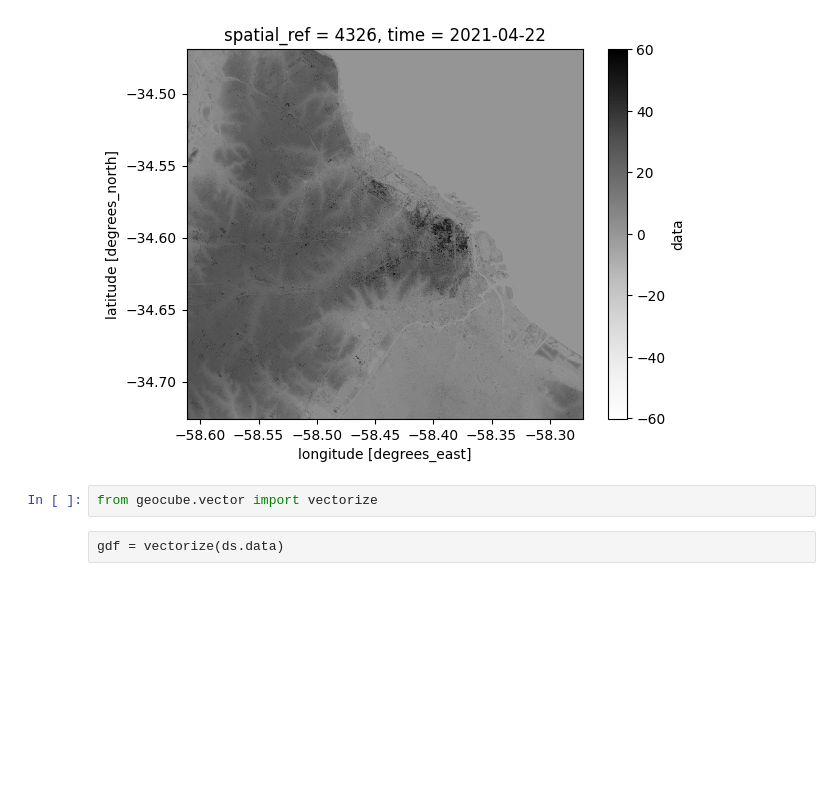
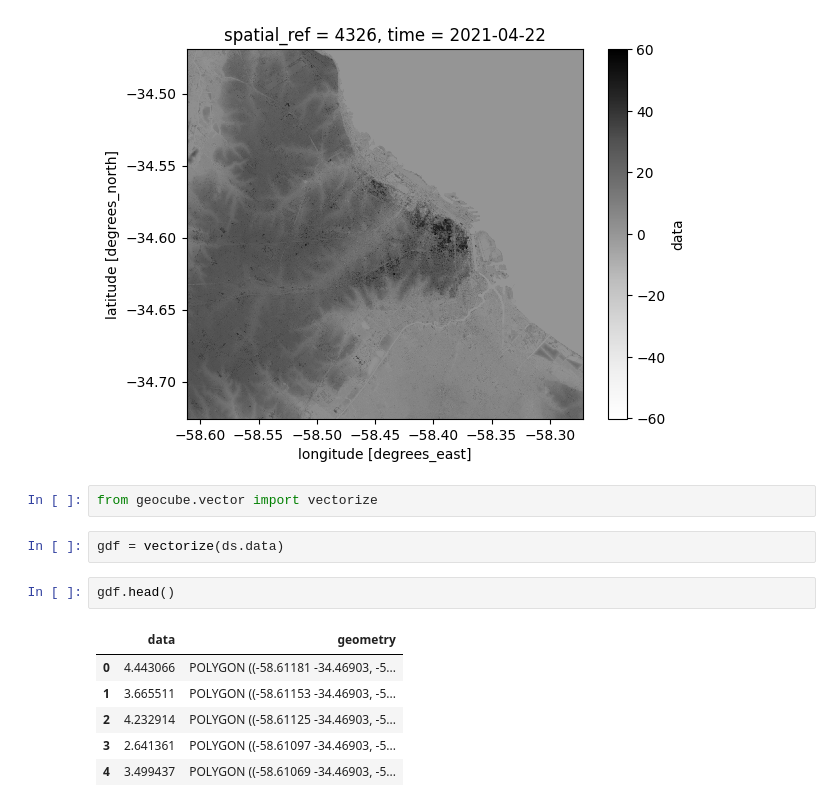
Before and after one commit to jeronimoluza/h3forge, a Jupyter notebook: notebooks/pystac-planetary_computer/globaldem-planetarycomputer-pystac.ipynb, the cells around one changed output. Cells and saved outputs as stored; diff of their text form; blank space fills up the shorter version.

```diff
--- a/notebooks/pystac-planetary_computer/globaldem-planetarycomputer-pystac.ipynb
+++ b/notebooks/pystac-planetary_computer/globaldem-planetarycomputer-pystac.ipynb
@@ -59,5 +59,14 @@ ds.data.plot(cmap='Greys')
 [figure]
 # %%
 from geocube.vector import vectorize
-# %% [raw]
-gdf = vectorize(ds.data)
+# %%
+gdf = vectorize(ds.data)
+# %%
+gdf.head()
+# %% [output]
+|  | data | geometry |
+| 0 | 4.443066 | POLYGON ((-58.61181 -34.46903, -5... |
+| 1 | 3.665511 | POLYGON ((-58.61153 -34.46903, -5... |
+| 2 | 4.232914 | POLYGON ((-58.61125 -34.46903, -5... |
+| 3 | 2.641361 | POLYGON ((-58.61097 -34.46903, -5... |
+| 4 | 3.499437 | POLYGON ((-58.61069 -34.46903, -5... |
```
